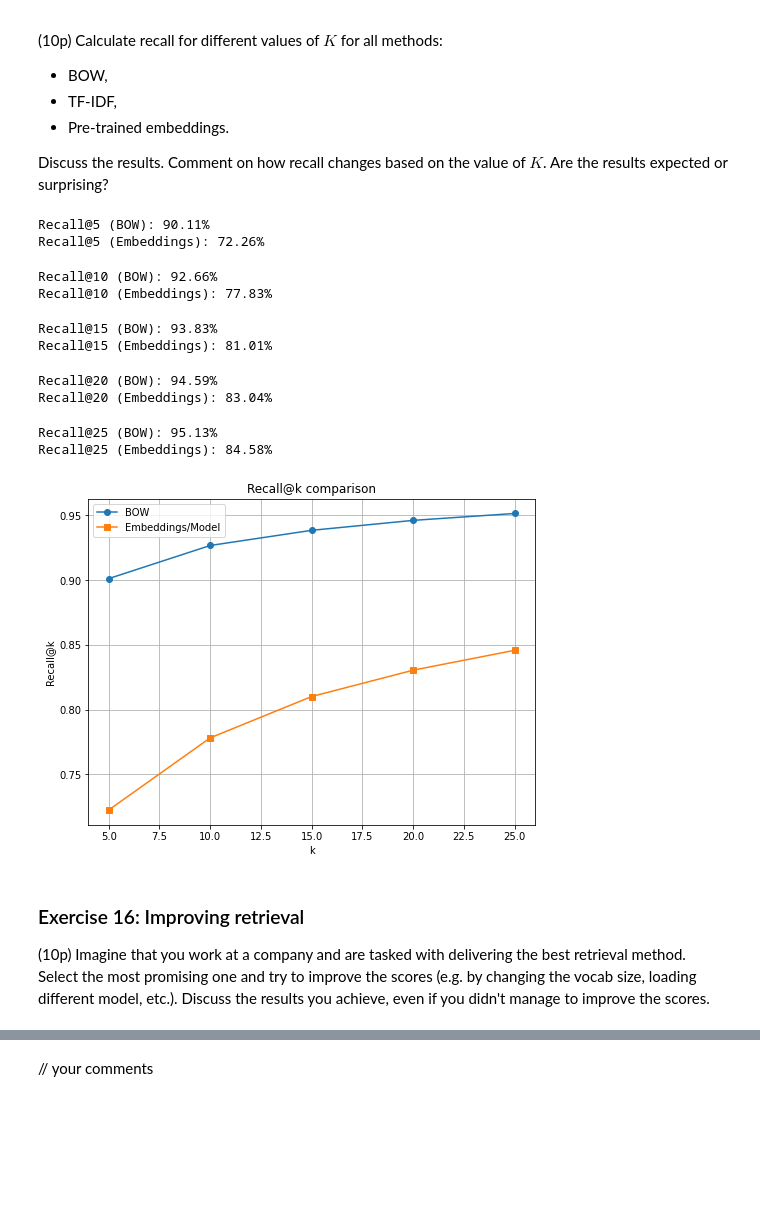
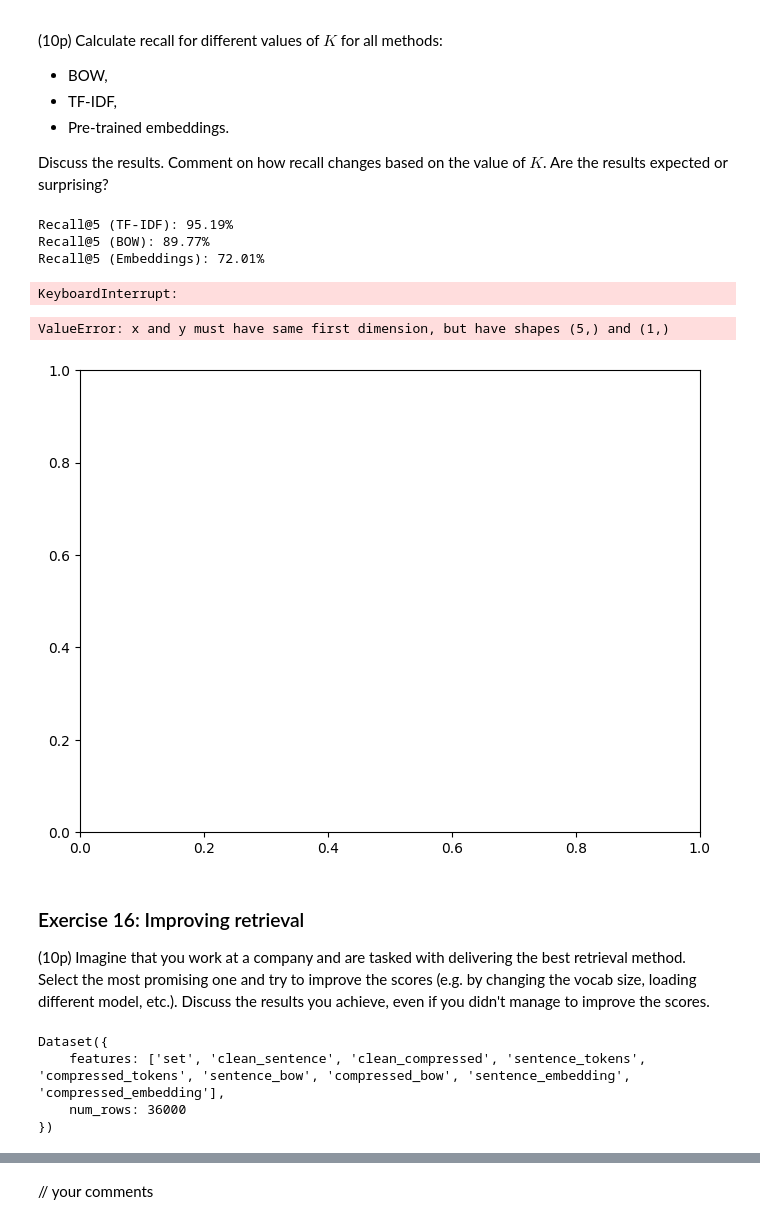
Before and after one commit to t3i8m/nlp_labs, a Jupyter notebook: lab_2/lab2_tim.ipynb, the cells around one changed output, grey strips where cells are left out. Saved outputs shown, nothing was run; the diff lists cells and outputs as text; code cells hidden in the pictures; blank space fills up the shorter version.

```diff
--- a/lab_2/lab2_tim.ipynb
+++ b/lab_2/lab2_tim.ipynb
@@ -1815,6 +1937,29 @@ print(f'\n{recall_at_1 * 100:.2f}%')
 
 Discuss the results.
 Comment on how recall changes based on the value of $K$. Are the results expected or surprising?
+# %%
+def calculate_recall_tfidf(queries, sentences, k, batch_size=1000):
+
+    n_queries = queries.shape[0]
+    correct = np.zeros(n_queries, dtype=bool)
+
+    with tqdm.tqdm(total=n_queries) as pbar:
+        for batch_start in range(0, n_queries, batch_size):
+            batch_end = min(batch_start + batch_size, n_queries)
+            queries_batch = queries[batch_start:batch_end]
+            batch_similarity = cosine_similarity_m_to_n(queries_batch, sentences)
+
+            for i, similarity_row in enumerate(batch_similarity):
+                query_index = batch_start + i
+                top_k = top_k_indices(similarity_row, k=k, sorted=False)
+
+                if query_index in top_k:
+                    correct[query_index] = True
+
+                pbar.update(1)
+
+    recall = np.sum(correct) / n_queries
+    return recall
 # %%
 #### YOUR CODE HERE
 
@@ -1826,45 +1971,42 @@ recalls_tfidf = []
 for n in  k_values:
     recall_bow = calculate_recall(test_ds['compressed_bow'], test_ds['sentence_bow'], k=n, batch_size=1000)
     recall_model = calculate_recall(test_ds["compressed_embedding"], test_ds["sentence_embedding"], k=n, batch_size=1000)
-
+    recall_tf_idf = calculate_recall_tfidf(compressed_tfidf_test, sentences_tfidf_test, k=n, batch_size=1000)
     # TODO:need to create for the tf_idf
-    # recall_tf_idf = calculate_recall(compr_embedding, sent_embedding, k=n, batch_size=1000)
+    print(f"Recall@{n} (TF-IDF): {recall_tf_idf * 100:.2f}%")
 
     print(f"Recall@{n} (BOW): {recall_bow * 100:.2f}%")
     # print(f"Recall@{n} (TF-IDF): {recall_tf_idf * 100:.2f}%")
     print(f"Recall@{n} (Embeddings): {recall_model * 100:.2f}%")
     recalls_bow.append(recall_bow)
     recalls_embed.append(recall_model)
+    recalls_tfidf.append(recall_tf_idf)
     # recalls_tfidf.append(recall_tf_idf)
 
 
 
 ### YOUR CODE ENDS HERE
 # %% [output]
-Recall@5 (BOW): 90.11%
-Recall@5 (Embeddings): 72.26%
+Recall@5 (TF-IDF): 95.19%
+Recall@5 (BOW): 89.77%
+Recall@5 (Embeddings): 72.01%
-Recall@10 (BOW): 92.66%
-Recall@10 (Embeddings): 77.83%
+KeyboardInterrupt:
-Recall@15 (BOW): 93.83%
-Recall@15 (Embeddings): 81.01%
-Recall@20 (BOW): 94.59%
-Recall@20 (Embeddings): 83.04%
-Recall@25 (BOW): 95.13%
-Recall@25 (Embeddings): 84.58%
 # %%
 plt.figure(figsize=(8, 6))
 plt.plot(k_values, recalls_bow, marker='o', label='BOW')
 plt.plot(k_values, recalls_embed, marker='s', label='Embeddings/Model')
+plt.plot(k_values, recalls_tfidf, marker='^', label='TF-IDF')
 # plt.plot(k_values, recalls_tfidf, marker='x', label='tf-idf')
 
 plt.xlabel('k')
 plt.ylabel('Recall@k')
 plt.title('Recall@k comparison')
 plt.legend()
 plt.grid(True)
 plt.show()
 # %% [output]
+ValueError: x and y must have same first dimension, but have shapes (5,) and (1,)
-[figure, old version]
+[figure, new version]
 # %% [markdown]
 <a name='e16'></a>
 ### Exercise 16: Improving retrieval
@@ -1879,0 +2016,7 @@ Discuss the results you achieve, even if you didn't manage to improve the scores
+# %%
+test_ds
+# %% [output]
+Dataset({
+    features: ['set', 'clean_sentence', 'clean_compressed', 'sentence_tokens', 'compressed_tokens', 'sentence_bow', 'compressed_bow', 'sentence_embedding', 'compressed_embedding'],
+    num_rows: 36000
+})
```
Also changed, not shown: parts of 29 cells of this notebook, 1 other file.
